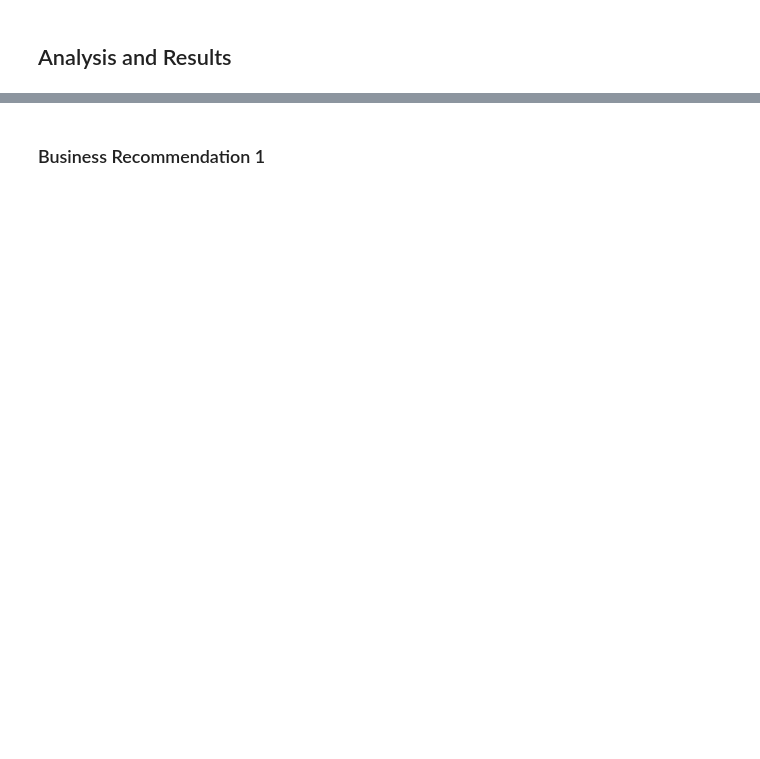
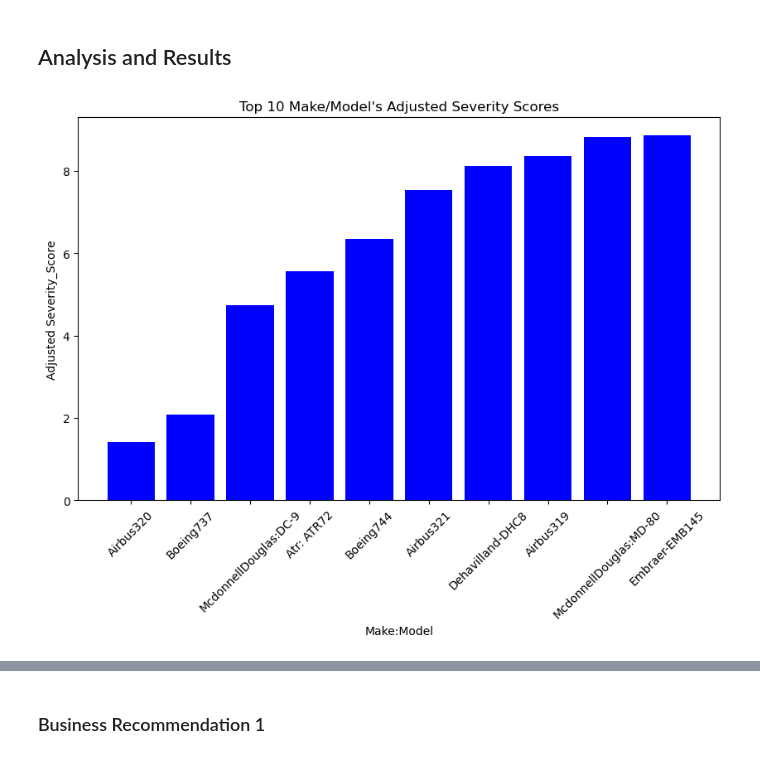
Before and after one commit to basstraining/wings_and_flats, a Jupyter notebook: Final.ipynb, the cells around one changed output, grey strips where cells are left out. Saved outputs shown, nothing was run; the diff lists cells and outputs as text; code cells hidden in the pictures; blank space fills up the shorter version.

```diff
--- a/Final.ipynb
+++ b/Final.ipynb
@@ -679,0 +920,8 @@ c_plane_df3.to_csv("Data/final_clean_plane_df_4.csv", index=False)
+# %%
+# Creating new column and mapping total_deliveries dict based on cleaned make:model column
+filt_c_plane_df4['Total Deliveries'] = filt_c_plane_df4['Make:Model'].map(total_deliveries)
+c_plane_df4 = filt_c_plane_df4
+# %%
+# Lets create a new column with an adjusted severity score based on the volume of the Make:Model in service
+c_plane_df4['Adjusted Severity_Score'] = (c_plane_df4['Severity_Score'] / c_plane_df4['Total Deliveries']) * 100
+c_plane_df4.head()
@@ -680,2 +1042,31 @@ c_plane_df3.to_csv("Data/final_clean_plane_df_4.csv", index=False)
 # %% [markdown]
 ## Analysis and Results
+# %%
+# Creating a new df for adjusted severity score analysis
+# ranking adj sev score
+
+# creating new df that is grouped by make:model for clean view of adj severity scores
+grouped_df = c_plane_df4.groupby('Make:Model').agg({
+    'Adjusted Severity_Score': 'mean',
+    'Total Deliveries': 'mean',
+    'Total.Fatal.Injuries': 'sum',
+    'Total.Serious.Injuries': 'sum',
+    'Total.Minor.Injuries': 'sum',
+    'Total.Uninjured': 'sum',
+    'Make:Model': 'size'
+})
+# %%
+ranking = grouped_df.sort_values(by='Adjusted Severity_Score', ascending=True)
+df = ranking.head(10)
+# %%
+plt.figure(figsize=(10,6))
+plt.bar(df.index, df['Adjusted Severity_Score'], color='blue')
+plt.title("Top 10 Make/Model's Adjusted Severity Scores")
+
+plt.xlabel('Make:Model')
+plt.ylabel('Adjusted Severity_Score')
+plt.xticks(rotation=45)
+plt.savefig('Images/make:model_ranking.png')
+plt.show()
+# %% [output]
+[figure, added]
```
Also changed, not shown: parts of 46 cells of this notebook, 13 other files.
